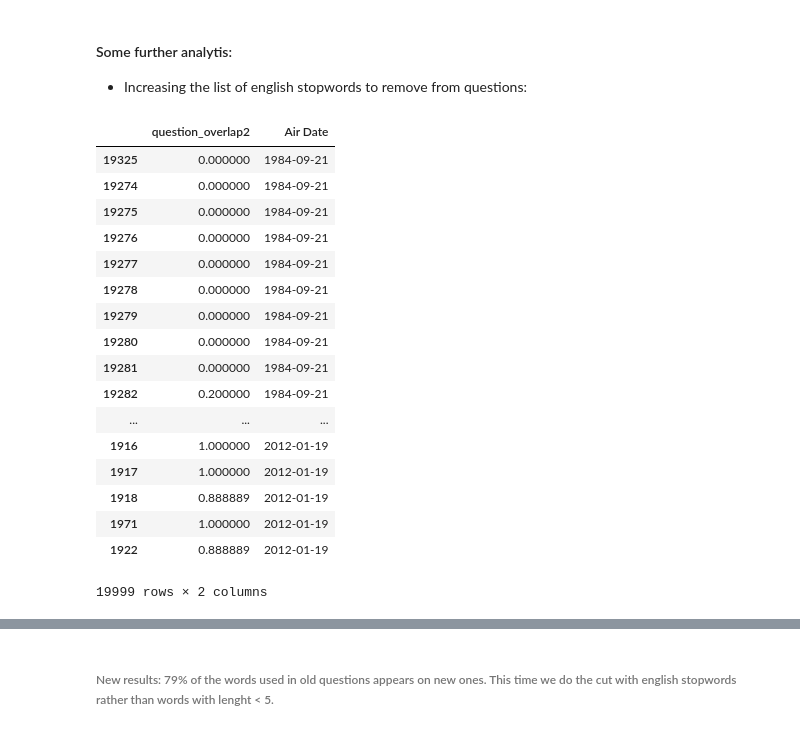
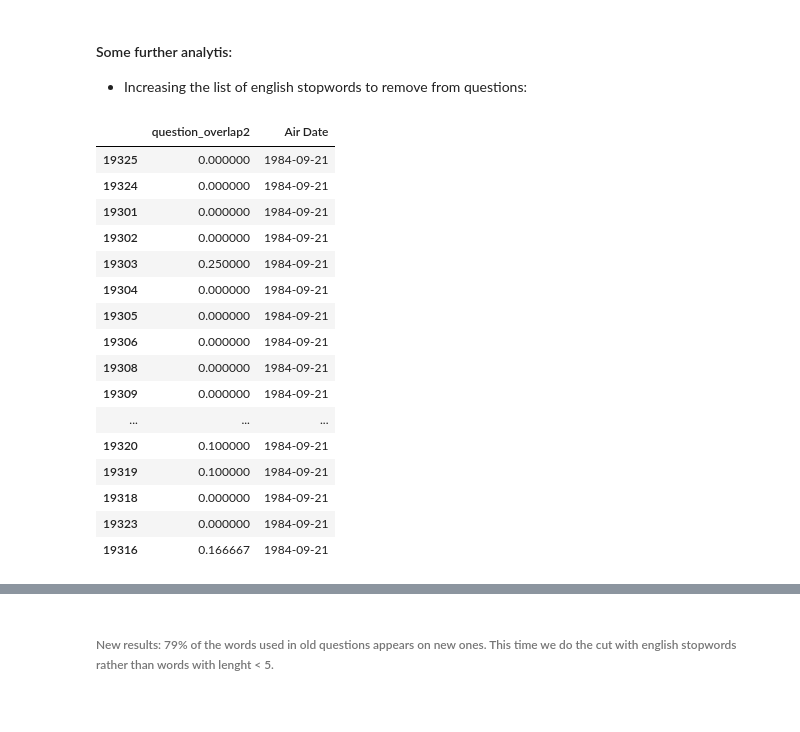
Before and after one commit to matiasconde/Winning-Jeopardy, a Jupyter notebook: Notebook.ipynb, the cells around one changed output, grey strips where cells are left out. Saved outputs shown, nothing was run; the diff lists cells and outputs as text; code cells hidden in the pictures.

```diff
--- a/Notebook.ipynb
+++ b/Notebook.ipynb
@@ -403,42 +232,41 @@ stopwords2 = ['a',
 # %%
 question_overlap2 = []
 terms_used2 = set()
 jeopardy.sort_values(by="Air Date", inplace=True)
 
 for i,row in jeopardy.iterrows():
     match_count = 0
     split_question = row["clean_question"].split(" ")
     split_question = [q for q in split_question if (q not in stopwords2)] # and (len(q)>5)]
     for word in split_question:
         if word in terms_used2:
             match_count += 1
     for word in split_question:
         terms_used2.add(word)
     if len(split_question)>0:
         question_overlap2.append(match_count / len(split_question))
     else: question_overlap2.append(0)
 
 jeopardy["question_overlap2"] = question_overlap2
-jeopardy[["question_overlap2","Air Date"]]
+jeopardy[["question_overlap2","Air Date"]].head(21)
 # %% [output]
 |  | question_overlap2 | Air Date |
 | 19325 | 0.000000 | 1984-09-21 |
-| 19274 | 0.000000 | 1984-09-21 |
-| 19275 | 0.000000 | 1984-09-21 |
-| 19276 | 0.000000 | 1984-09-21 |
-| 19277 | 0.000000 | 1984-09-21 |
-| 19278 | 0.000000 | 1984-09-21 |
-| 19279 | 0.000000 | 1984-09-21 |
-| 19280 | 0.000000 | 1984-09-21 |
-| 19281 | 0.000000 | 1984-09-21 |
-| 19282 | 0.200000 | 1984-09-21 |
+| 19324 | 0.000000 | 1984-09-21 |
+| 19301 | 0.000000 | 1984-09-21 |
+| 19302 | 0.000000 | 1984-09-21 |
+| 19303 | 0.250000 | 1984-09-21 |
+| 19304 | 0.000000 | 1984-09-21 |
+| 19305 | 0.000000 | 1984-09-21 |
+| 19306 | 0.000000 | 1984-09-21 |
+| 19308 | 0.000000 | 1984-09-21 |
+| 19309 | 0.000000 | 1984-09-21 |
 | ... | ... | ... |
-| 1916 | 1.000000 | 2012-01-19 |
-| 1917 | 1.000000 | 2012-01-19 |
-| 1918 | 0.888889 | 2012-01-19 |
-| 1971 | 1.000000 | 2012-01-19 |
-| 1922 | 0.888889 | 2012-01-19 |
+| 19320 | 0.100000 | 1984-09-21 |
+| 19319 | 0.100000 | 1984-09-21 |
+| 19318 | 0.000000 | 1984-09-21 |
+| 19323 | 0.000000 | 1984-09-21 |
+| 19316 | 0.166667 | 1984-09-21 |
-19999 rows × 2 columns
 # %%
 jeopardy["question_overlap2"].mean()
 # %% [output]
```
Also changed, not shown: parts of 15 cells of this notebook.
